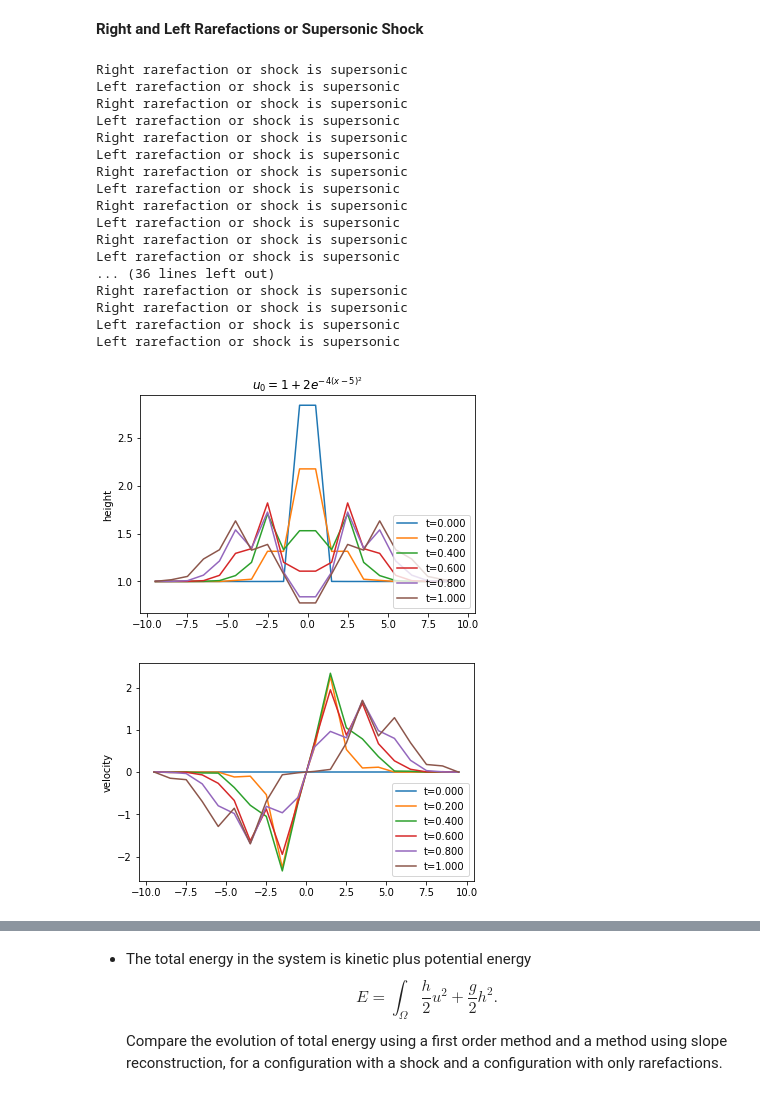
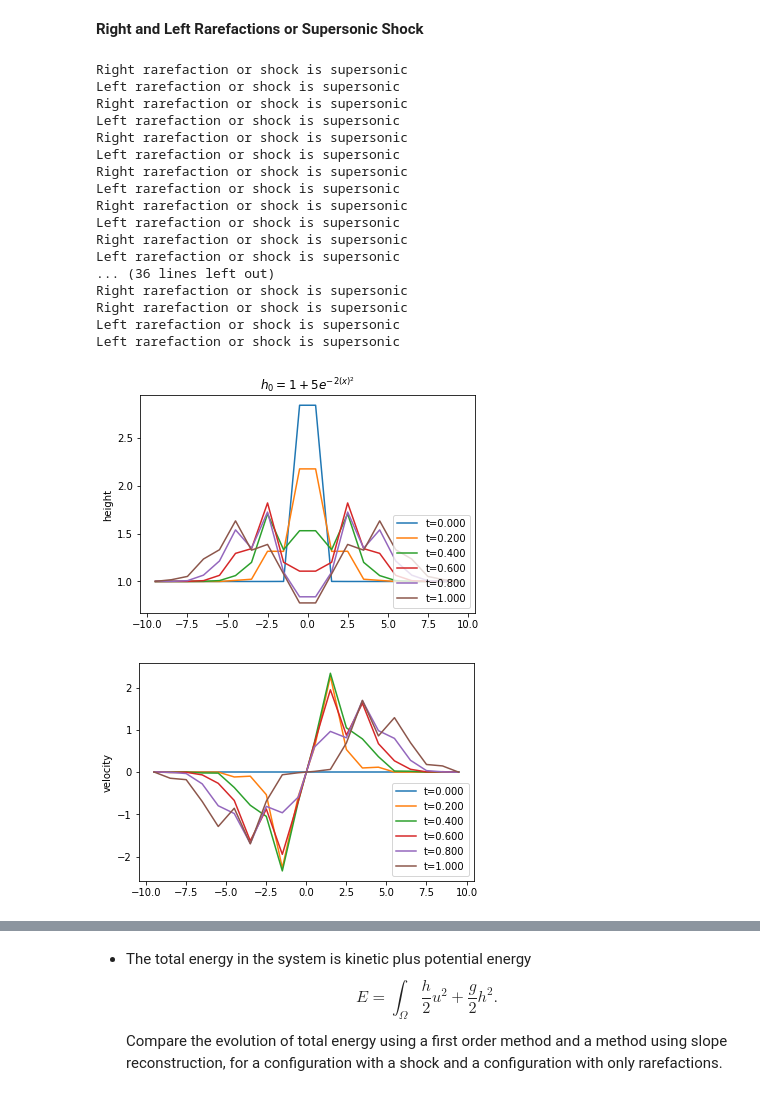
Before and after one commit to sarahaguasvivas/class, a Jupyter notebook: HW4/HW4.ipynb, the cells around one changed output, grey strips where cells are left out. Drawn from its saved outputs; the diff is of its cells as text; code cells hidden in the pictures.

```diff
--- a/HW4/HW4.ipynb
+++ b/HW4/HW4.ipynb
@@ -231,36 +231,36 @@ def initial_shallow(x):
                         0*x])
 
 x, hist = fvsolve2system(riemann_shallow, initial_shallow, n=20, limit=limit_vl, args=())
-pyplot.title('$u_0= 1+ 2e^{-4(x-5)^2}$')
+pyplot.title('$h_0= 1+ 5e^{-2(x)^2}$')
 
 for t, U in hist:
     pyplot.plot(x, U[0], label='t={:.3f}'.format(t))
 pyplot.ylabel('height')
 pyplot.legend(loc='lower right');
 pyplot.figure()
 for t, U in hist:
     pyplot.plot(x, U[1]/U[0], label='t={:.3f}'.format(t))
 pyplot.ylabel('velocity')
 
 pyplot.legend(loc='lower right');
 pyplot.show()
 # %% [output]
 Right rarefaction or shock is supersonic
 Left rarefaction or shock is supersonic
 Right rarefaction or shock is supersonic
 Left rarefaction or shock is supersonic
 Right rarefaction or shock is supersonic
 Left rarefaction or shock is supersonic
 Right rarefaction or shock is supersonic
 Left rarefaction or shock is supersonic
 Right rarefaction or shock is supersonic
 Left rarefaction or shock is supersonic
 Right rarefaction or shock is supersonic
 Left rarefaction or shock is supersonic
 ... (36 lines left out)
 Right rarefaction or shock is supersonic
 Right rarefaction or shock is supersonic
 Left rarefaction or shock is supersonic
 Left rarefaction or shock is supersonic
-[figure, old version]
+[figure, new version]
 [figure]
```
Also changed, not shown: parts of 4 cells of this notebook.
